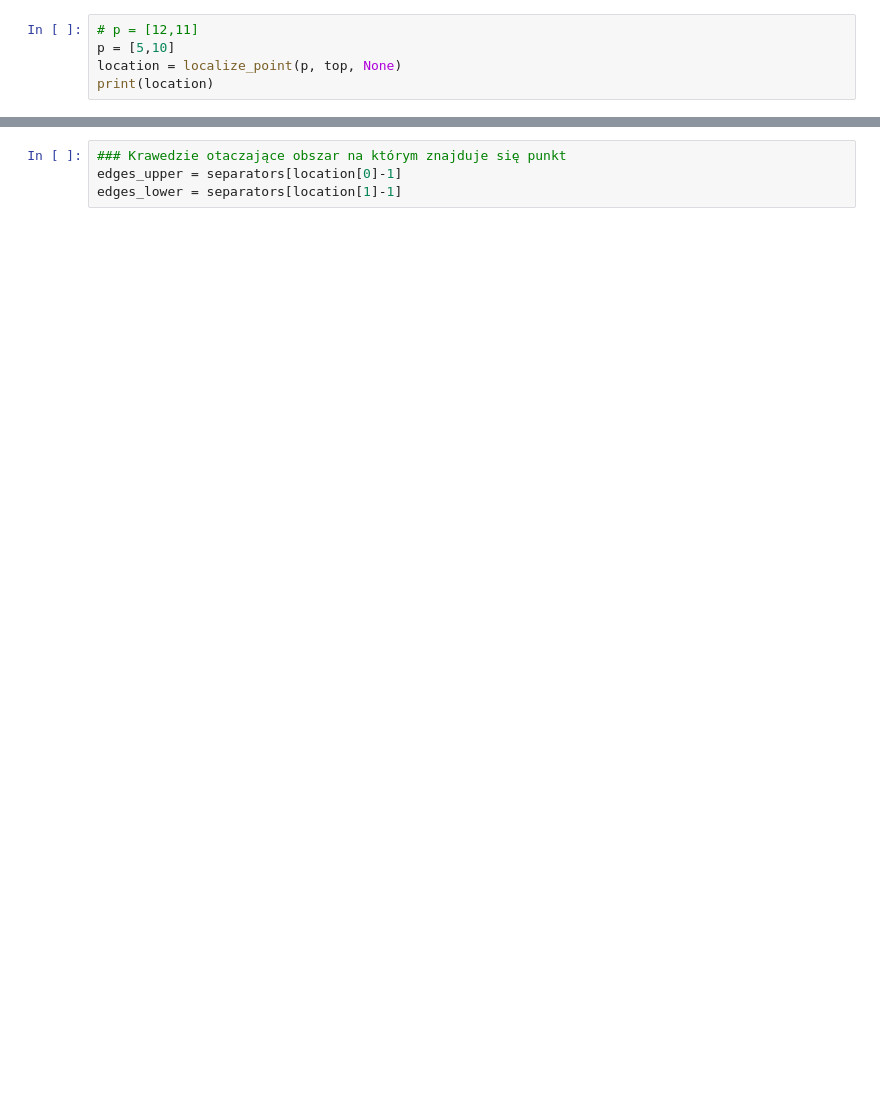
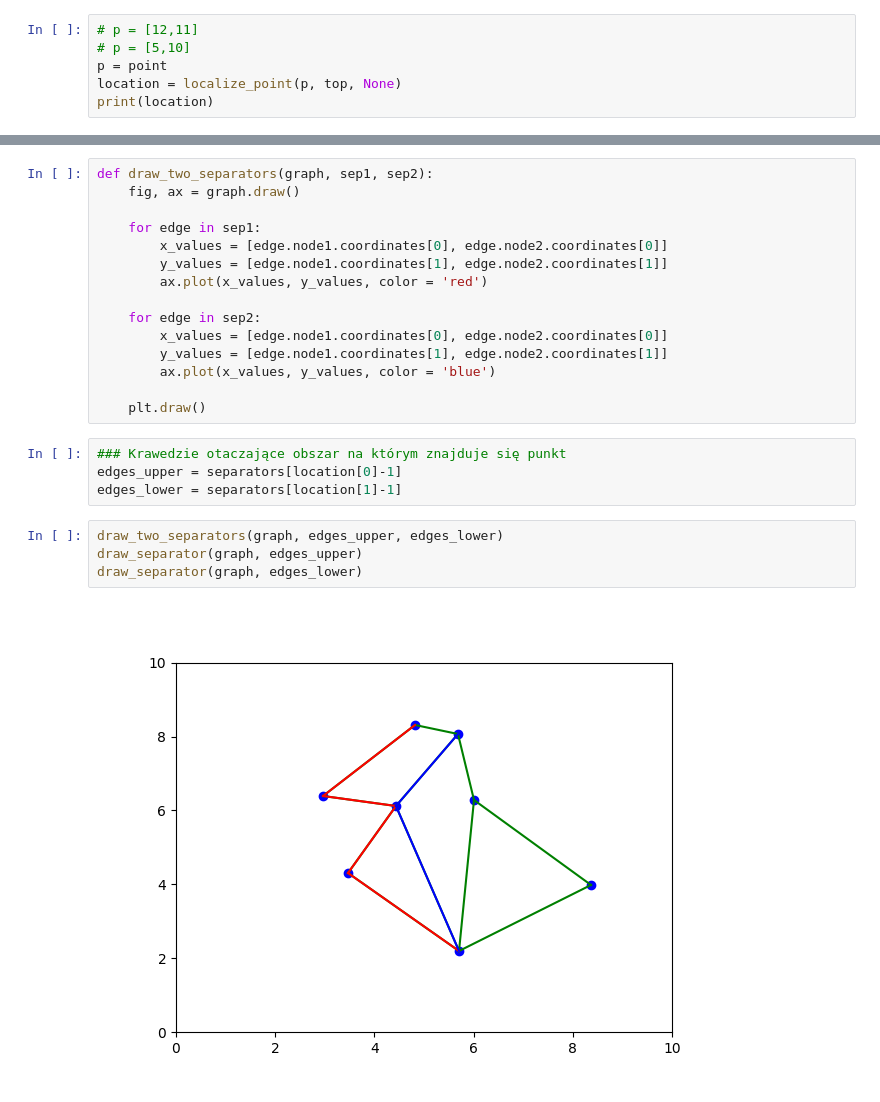
Before and after one commit to mhytrek/Geometric_Algorithms_Project, a Jupyter notebook: separatorsmetod.ipynb, the cells around one changed output, grey strips where cells are left out. Saved outputs shown, nothing was run; the diff lists cells and outputs as text; blank space fills up the shorter version.

```diff
--- a/separatorsmetod.ipynb
+++ b/separatorsmetod.ipynb
@@ -654,7 +674,8 @@ def localize_point(point, top, last):
             return localize_point(point, top.left, 1)
 # %%
 # p = [12,11]
-p = [5,10]
+# p = [5,10]
+p = point
 location = localize_point(p, top, None)
 print(location)
 # %% [output]
@@ -662,4 +683,25 @@ NameError: name 'top' is not defined
+# %%
+def draw_two_separators(graph, sep1, sep2):
+    fig, ax = graph.draw()
+
+    for edge in sep1:
+        x_values = [edge.node1.coordinates[0], edge.node2.coordinates[0]]
+        y_values = [edge.node1.coordinates[1], edge.node2.coordinates[1]]
+        ax.plot(x_values, y_values, color = 'red')
+
+    for edge in sep2:
+        x_values = [edge.node1.coordinates[0], edge.node2.coordinates[0]]
+        y_values = [edge.node1.coordinates[1], edge.node2.coordinates[1]]
+        ax.plot(x_values, y_values, color = 'blue')
+
+    plt.draw()
 # %%
 ### Krawedzie otaczające obszar na którym znajduje się punkt
 edges_upper = separators[location[0]-1]
 edges_lower = separators[location[1]-1]
+# %%
+draw_two_separators(graph, edges_upper, edges_lower)
+draw_separator(graph, edges_upper)
+draw_separator(graph, edges_lower)
+# %% [output]
+[figure, added]
```
Also changed, not shown: parts of 18 cells of this notebook.
